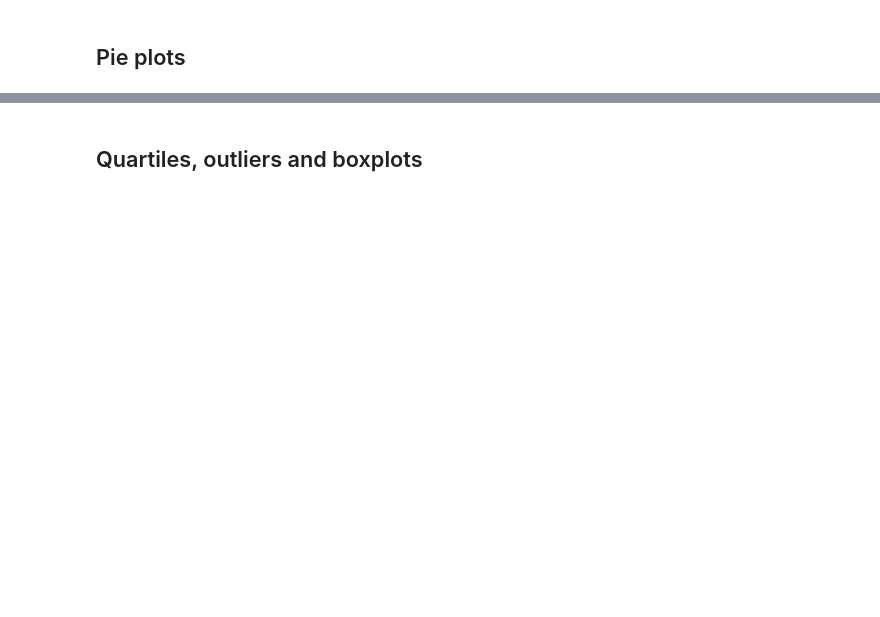
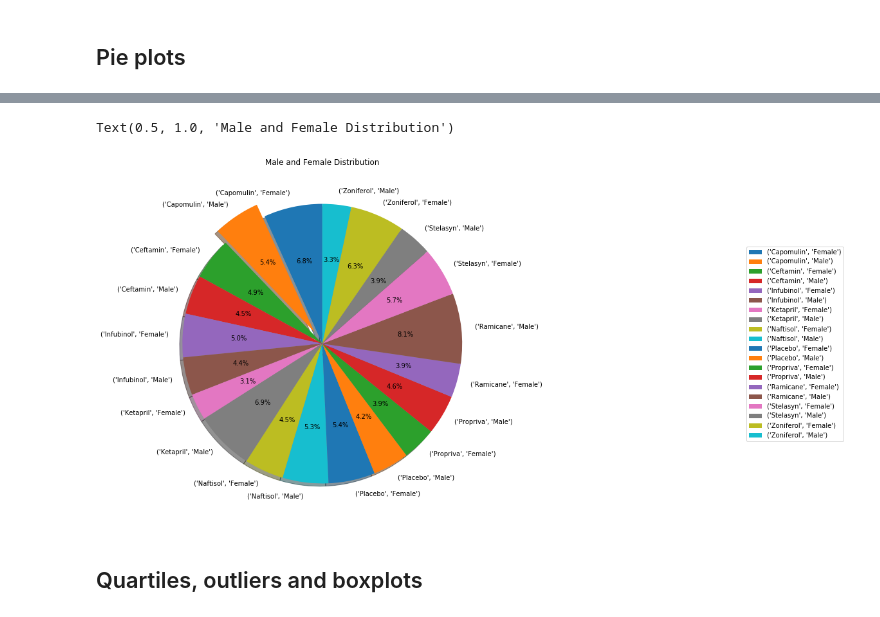
Before and after one commit to Aquanewbie/Brandon-Cornejo-Data-Analytics-HW, a Jupyter notebook: Homework5/Pymaceuticals/pymaceuticals_starter.ipynb, the cells around one changed output, grey strips where cells are left out. Cells and saved outputs as stored; diff of their text form; code cells hidden in the pictures; blank space fills up the shorter version.

```diff
--- a/Homework5/Pymaceuticals/pymaceuticals_starter.ipynb
+++ b/Homework5/Pymaceuticals/pymaceuticals_starter.ipynb
@@ -227,2 +293,13 @@ plt.show()
+# %%
+# Generate a pie plot showing the distribution of female versus male mice using pyplot
+plt.figure(figsize=(10,10))
+labels=SexCountsdf.index.values.tolist()
+plt.pie(SexCounts, explode=(0, 0.1, 0, 0, 0, 0, 0, 0, 0, 0, 0, 0, 0, 0, 0, 0, 0, 0, 0, 0), labels=labels, autopct='%1.1f%%',
+        shadow=True, startangle=90)
+plt.legend(loc='right', bbox_to_anchor=(2, 0.5))
+plt.title('Male and Female Distribution', color='black')
+# %% [output]
+Text(0.5, 1.0, 'Male and Female Distribution')
+[figure, added]
 # %% [markdown]
 ## Quartiles, outliers and boxplots
```
Also changed, not shown: parts of 13 cells of this notebook.
